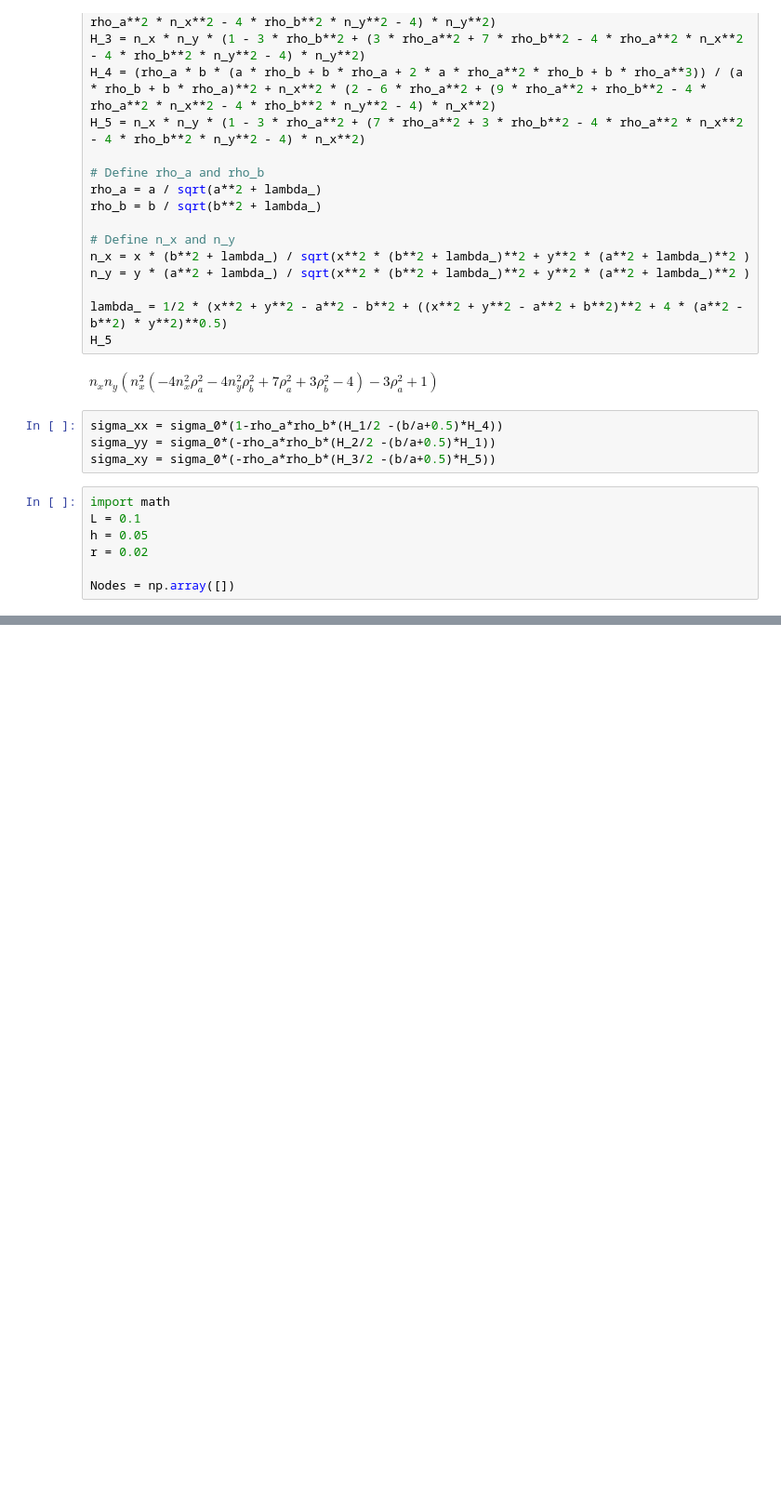
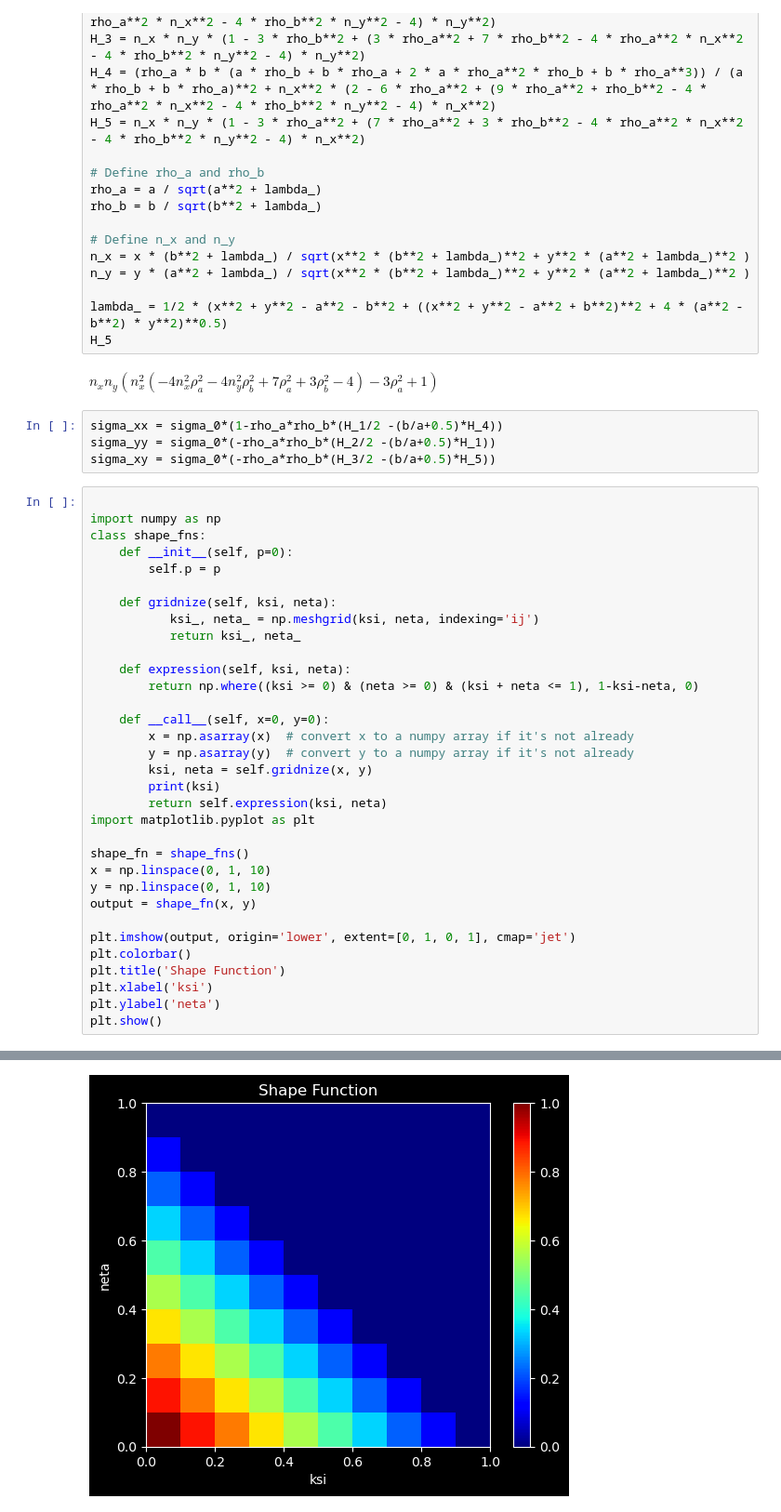
Before and after one commit to Xiaosen9807/Advanced-Finite-Element-Methods, a Jupyter notebook: FEM_2D/Draft_2D.ipynb, the cells around one changed output, grey strips where cells are left out. Shown at 93% size. Drawn from its saved outputs; the diff is of its cells as text; blank space fills up the shorter version.

```diff
--- a/FEM_2D/Draft_2D.ipynb
+++ b/FEM_2D/Draft_2D.ipynb
@@ -223,10 +223,37 @@ $\displaystyle n_{x} n_{y} \left(n_{x}^{2} \left(- 4 n_{x}^{2} \rho_{a}^{2} - 4
 sigma_xx = sigma_0*(1-rho_a*rho_b*(H_1/2 -(b/a+0.5)*H_4))
 sigma_yy = sigma_0*(-rho_a*rho_b*(H_2/2 -(b/a+0.5)*H_1))
 sigma_xy = sigma_0*(-rho_a*rho_b*(H_3/2 -(b/a+0.5)*H_5))
-# %%
-import math
-L = 0.1
-h = 0.05
-r = 0.02
-
-Nodes = np.array([])
+# %%
+
+import numpy as np
+class shape_fns:
+    def __init__(self, p=0):
+        self.p = p
+
+    def gridnize(self, ksi, neta):
+           ksi_, neta_ = np.meshgrid(ksi, neta, indexing='ij')
+           return ksi_, neta_
+
+    def expression(self, ksi, neta):
+        return np.where((ksi >= 0) & (neta >= 0) & (ksi + neta <= 1), 1-ksi-neta, 0)
+
+    def __call__(self, x=0, y=0):
+        x = np.asarray(x)  # convert x to a numpy array if it's not already
+        y = np.asarray(y)  # convert y to a numpy array if it's not already
+        ksi, neta = self.gridnize(x, y)
+        print(ksi)
+        return self.expression(ksi, neta)
+import matplotlib.pyplot as plt
+
+shape_fn = shape_fns()
+x = np.linspace(0, 1, 10)
+y = np.linspace(0, 1, 10)
+output = shape_fn(x, y)
+
+plt.imshow(output, origin='lower', extent=[0, 1, 0, 1], cmap='jet')
+plt.colorbar()
+plt.title('Shape Function')
+plt.xlabel('ksi')
+plt.ylabel('neta')
+plt.show()
+# %% [output]
@@ -232,0 +280 @@ Nodes = np.array([])
+[figure, added]
```
Also changed, not shown: parts of 2 cells of this notebook, 11 other files.
